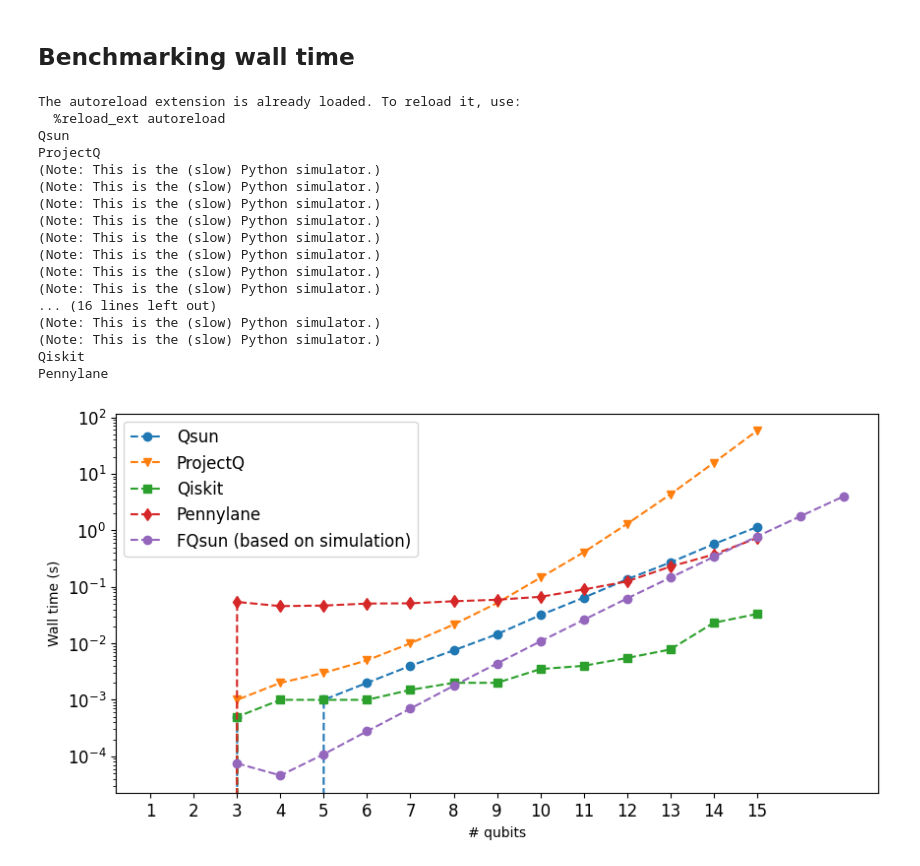
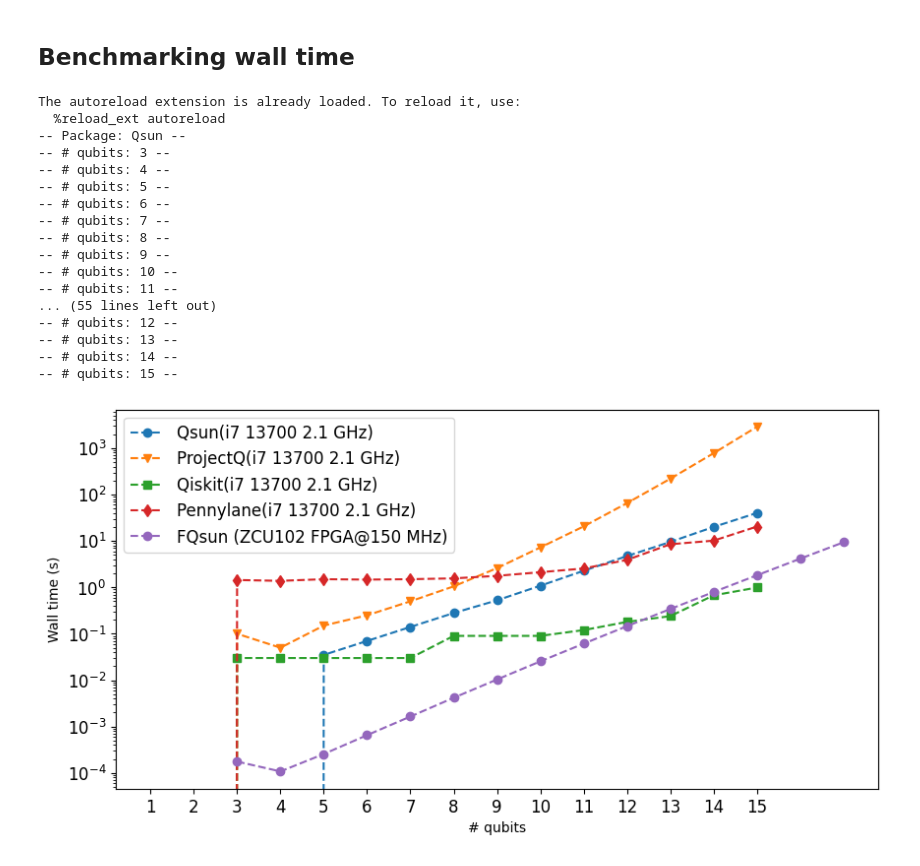
Before and after one commit to NAIST-Archlab/FQsun, a Jupyter notebook: benchmark_qft.ipynb, the cells around one changed output. Cells and saved outputs as stored; diff of their text form; code cells hidden in the pictures.

```diff
--- a/benchmark_qft.ipynb
+++ b/benchmark_qft.ipynb
@@ -43,8 +43,8 @@ from problem import qft
 import time
 %load_ext autoreload
 %autoreload 2
-num_qubits = 17
-num_repeat = 10
+num_qubits = 15
+num_repeat = 1
 
 import constant
 import json
@@ -72,41 +72,42 @@ with open('./time/qft_cad102.json', 'w') as f:
 # %% [output]
 The autoreload extension is already loaded. To reload it, use:
   %reload_ext autoreload
-Qsun
-ProjectQ
-(Note: This is the (slow) Python simulator.)
-(Note: This is the (slow) Python simulator.)
-(Note: This is the (slow) Python simulator.)
-(Note: This is the (slow) Python simulator.)
-(Note: This is the (slow) Python simulator.)
-(Note: This is the (slow) Python simulator.)
-(Note: This is the (slow) Python simulator.)
-(Note: This is the (slow) Python simulator.)
-... (16 lines left out)
-(Note: This is the (slow) Python simulator.)
-(Note: This is the (slow) Python simulator.)
-Qiskit
-Pennylane
+-- Package: Qsun --
+-- # qubits: 3 --
+-- # qubits: 4 --
+-- # qubits: 5 --
+-- # qubits: 6 --
+-- # qubits: 7 --
+-- # qubits: 8 --
+-- # qubits: 9 --
+-- # qubits: 10 --
+-- # qubits: 11 --
+... (55 lines left out)
+-- # qubits: 12 --
+-- # qubits: 13 --
+-- # qubits: 14 --
+-- # qubits: 15 --
 # %%
 import matplotlib.pyplot as plt
 
 plt.figure(figsize=(10, 5))
+power = [35, 50, 30, 30]
 for j in range(len(timess)):
-    plt.plot(range(1, 16), timess[j], label=constant.packages[j], marker = constant.markers[j], linestyle =  constant.line_styles[j])
+    plt.plot(range(1, 16), np.array(timess[j])*power[j], label=constant.packages[j] + '(i7 13700 2.1 GHz)', marker = constant.markers[j], linestyle =  constant.line_styles[j])
 times_FQsun = [
     0.000075, 0.000046, 0.000109, 0.000278, 0.000700, 0.001777, 0.004398, 0.010825,
     0.026016, 0.062033, 0.145243, 0.337745, 0.774514, 1.766410, 3.985272
 ]
 
-plt.plot(range(3,18), times_FQsun, marker = 'o', linestyle = '--', label='FQsun (ZCU102 FPGA@150 MHz)')
+plt.plot(range(3,18), np.array(times_FQsun) * 2.350, marker = 'o', linestyle = '--', label='FQsun (ZCU102 FPGA@150 MHz)')
 
 plt.xticks(range(1, num_qubits + 1), fontsize=12)
 plt.yticks(fontsize=12)
 plt.yscale('log')
 plt.xlabel('# qubits')
 plt.legend(fontsize=12)
 plt.ylabel('Wall time (s)')
 plt.show()
 # plt.savefig('compare_time_QCD_projectq.png')
 # %% [output]
-[figure, old version]
+[figure, new version]
```
Also changed, not shown: parts of 2 cells of this notebook, 8 other files.
